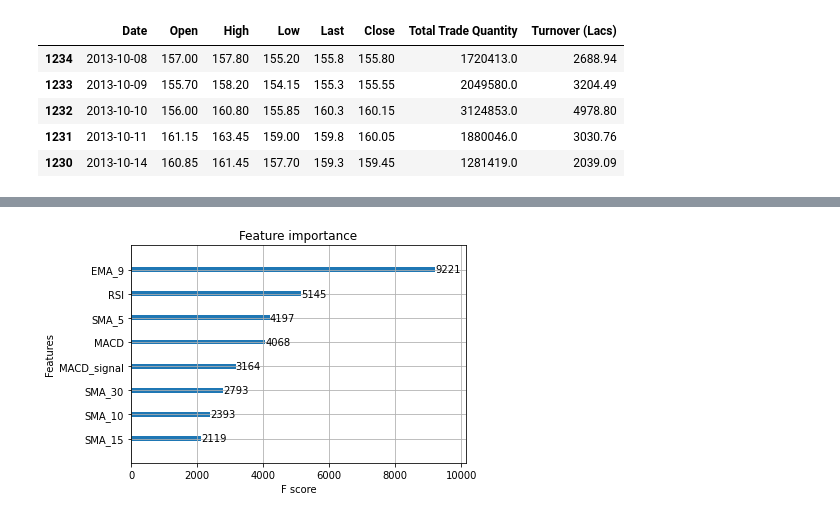
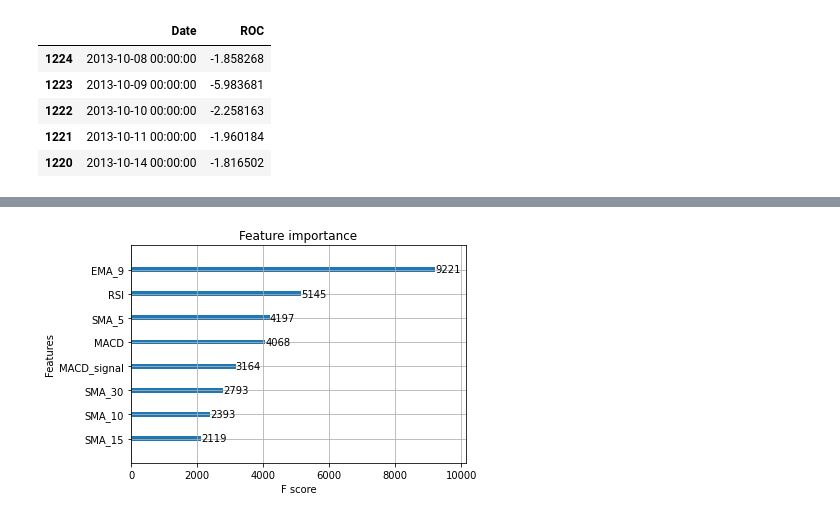
Before and after one commit to buithianhthu99/predictprice, a Jupyter notebook: XGBoost_ROC.ipynb, the cells around one changed output, grey strips where cells are left out. Cells and saved outputs as stored; diff of their text form; code cells hidden in the pictures.

Commit message:
model XGBoost (Price range of change)

```diff
--- a/XGBoost_ROC.ipynb
+++ b/XGBoost_ROC.ipynb
@@ -36,15 +36,22 @@ templated_fig = pio.to_templated(fig)
 pio.templates['my_template'] = templated_fig.layout.template
 pio.templates.default = 'my_template'
 # %%
-df=pd.read_csv("NSE-TATA.csv")
-df.loc[:, 'Date'] = pd.to_datetime(df['Date'],format='%Y/%m/%d')
+data=pd.read_csv("NSE-TATA.csv")
+data.loc[:, 'Date'] = pd.to_datetime(data['Date'],format='%Y/%m/%d')
+data.sort_values(by='Date', inplace=True, ascending=True)
+n=10
+df=pd.DataFrame(index=range(0,len(data)-n),columns=['Date', 'ROC'])
+for i in range(n, len(data)):
+    df["Date"][i-n]=data["Date"][i]
+    df["ROC"][i-n]=(data["Close"][i] - data["Close"][i-n])/data["Close"][i-n]*100
 df.sort_values(by='Date', inplace=True, ascending=True)
+
 df.head()
 # %% [output]
-|  | Date | Open | High | Low | Last | Close | Total Trade Quantity | Turnover (Lacs) |
-| 1234 | 2013-10-08 | 157.00 | 157.80 | 155.20 | 155.8 | 155.80 | 1720413.0 | 2688.94 |
-| 1233 | 2013-10-09 | 155.70 | 158.20 | 154.15 | 155.3 | 155.55 | 2049580.0 | 3204.49 |
-| 1232 | 2013-10-10 | 156.00 | 160.80 | 155.85 | 160.3 | 160.15 | 3124853.0 | 4978.80 |
-| 1231 | 2013-10-11 | 161.15 | 163.45 | 159.00 | 159.8 | 160.05 | 1880046.0 | 3030.76 |
-| 1230 | 2013-10-14 | 160.85 | 161.45 | 157.70 | 159.3 | 159.45 | 1281419.0 | 2039.09 |
+|  | Date | ROC |
+| 1224 | 2013-10-08 00:00:00 | -1.858268 |
+| 1223 | 2013-10-09 00:00:00 | -5.983681 |
+| 1222 | 2013-10-10 00:00:00 | -2.258163 |
+| 1221 | 2013-10-11 00:00:00 | -1.960184 |
+| 1220 | 2013-10-14 00:00:00 | -1.816502 |
 # %%
```
Also changed, not shown: parts of 12 cells of this notebook, 1 other file.
